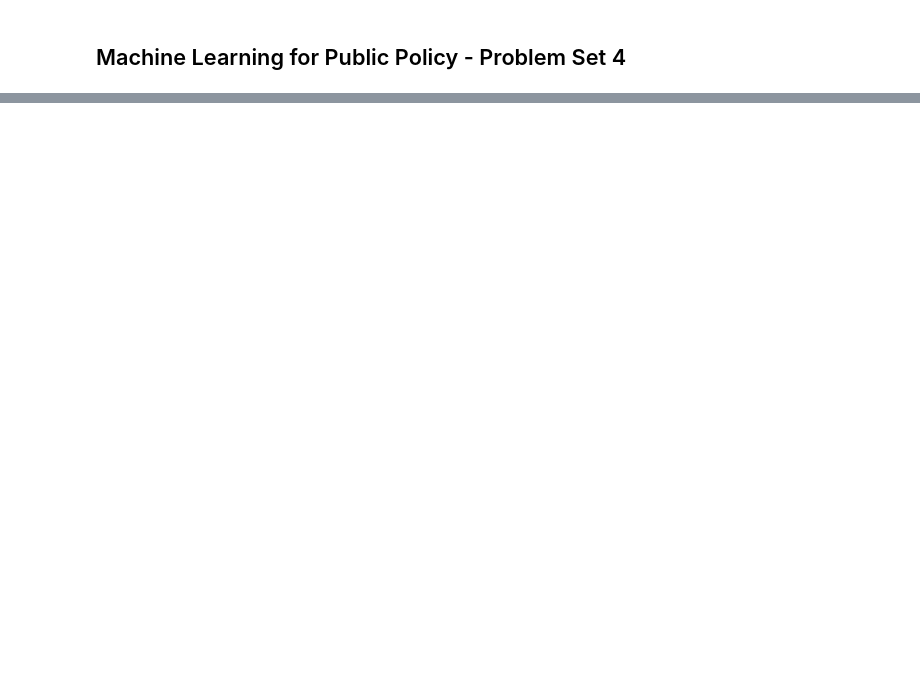
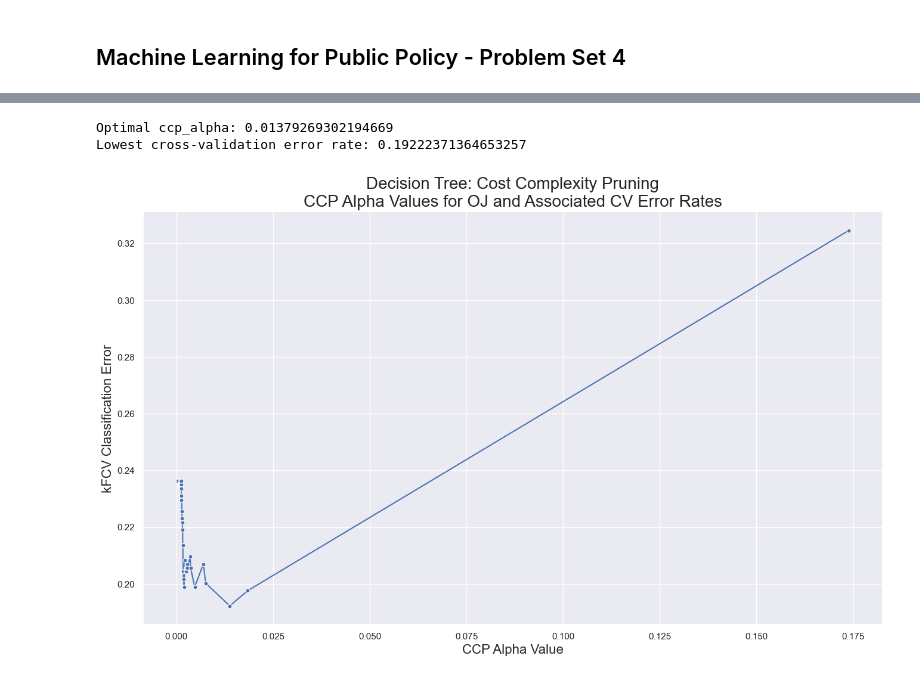
Before and after one commit to neil-stein/HW4_ML, a Jupyter notebook: hw4_ns.ipynb, the cells around one changed output, grey strips where cells are left out. Saved outputs shown, nothing was run; the diff lists cells and outputs as text; code cells hidden in the pictures; blank space fills up the shorter version.

```diff
--- a/hw4_ns.ipynb
+++ b/hw4_ns.ipynb
@@ -37,0 +328,40 @@ oj_df = pd.read_csv('Data-OJ.csv')
+# %%
+# 3(e) -- cost complexity pruning (with a new random state)
+rs3 = 13
+
+# cost complexity set up
+path = full_model.cost_complexity_pruning_path(x_train_oj_scaled_df, y_train_oj_df)
+ccp_alphas_oj = path.ccp_alphas
+parameters = {'ccp_alpha': ccp_alphas_oj}
+
+# Use GridSearchCV to iterate over the CCP alphas...
+kf = KFold(n_splits=5, random_state = rs3, shuffle=True)
+cv_tree_oj = GridSearchCV(full_model, parameters, cv = kf, scoring='accuracy')
+cv_tree_oj.fit(x_train_oj_scaled_df, y_train_oj_df)
+
+# creating and saving our ccp results
+cv_scores_oj = []
+for mean_score in cv_tree_oj.cv_results_["mean_test_score"]:
+    cv_scores_oj.append(1-mean_score)
+
+# Find the alpha with the lowest error
+min_error = min(cv_scores_oj)
+optimal_alpha_index = cv_scores_oj.index(min_error)
+optimal_alpha = ccp_alphas_oj[optimal_alpha_index]
+
+print(f"Optimal ccp_alpha: {optimal_alpha}")
+print(f"Lowest cross-validation error rate: {min_error}")
+
+# Plot the error rate as a function of alpha
+fig, ax = plt.subplots(figsize=(16,9), facecolor='white')
+sns.lineplot(x= ccp_alphas_oj, y= cv_scores_oj, marker='o', markersize=5, ax=ax)
+ax.set_ylabel("kFCV Classification Error", fontsize=16)
+ax.set_xlabel("CCP Alpha Value", fontsize=16)
+ax.set_title('Decision Tree: Cost Complexity Pruning'
+             '\nCCP Alpha Values for OJ and Associated CV Error Rates',
+             fontsize=20)
+plt.show()
+# %% [output]
+Optimal ccp_alpha: 0.01379269302194669
+Lowest cross-validation error rate: 0.19222371364653257
+[figure, added]
```
Also changed, not shown: parts of 24 cells of this notebook, 4 other files.
